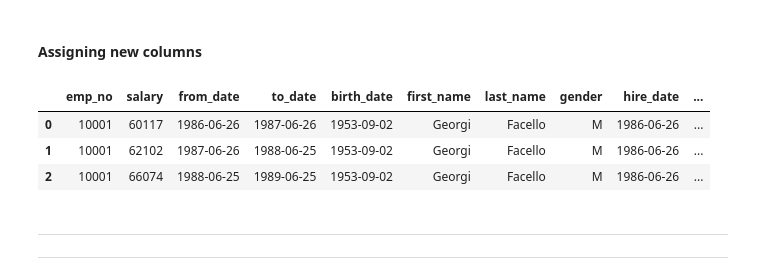
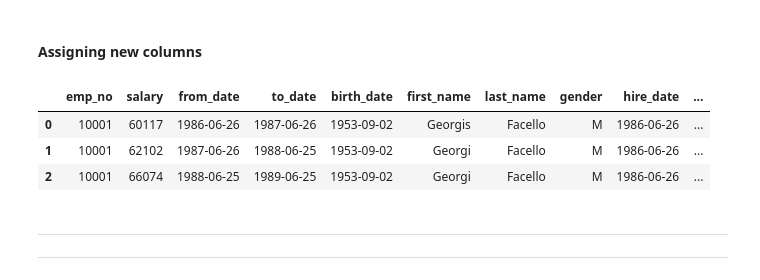
Before and after one commit to BrianFG/basic-pandas, a Jupyter notebook: jupyter/src/pandas.ipynb, the cells around one changed output. Saved outputs shown, nothing was run; the diff lists cells and outputs as text; code cells hidden in the pictures.

```diff
--- a/jupyter/src/pandas.ipynb
+++ b/jupyter/src/pandas.ipynb
@@ -10,4 +10,4 @@ import datetime
 # %% [markdown]
 - Reading CSV
 # %%
-salaries_df = pd.read_csv('salaries.csv')
+salaries_df = pd.read_csv('./salaries.csv')
@@ -102,7 +125,7 @@ name_and_salary
 1000 rows × 2 columns
 # %%
 # Assign values
-salaries_df.loc[0, 'first_name'] = 'Georgi'
+salaries_df.loc[0, 'first_name'] = 'Georgis'
 salaries_df.head(2)
 # %% [output]
 |  | emp_no | salary | from_date | to_date | birth_date | first_name | last_name | gender | hire_date |
@@ -213,12 +235,11 @@ salaries_df.query('salary > 110_000')
 #### Assigning new columns
 # %%
 # USD = 20 MXN
-salary_mxn = salaries_df['salary'] * 20
-salaries_df['salary_in_mxn'] = salary_mxn
+salaries_df['salary_in_mxn'] = salaries_df['salary'] * 20.1
 salaries_df.head(3)
 # %% [output]
 |  | emp_no | salary | from_date | to_date | birth_date | first_name | last_name | gender | hire_date | ... |
-| 0 | 10001 | 60117 | 1986-06-26 | 1987-06-26 | 1953-09-02 | Georgi | Facello | M | 1986-06-26 | ... |
+| 0 | 10001 | 60117 | 1986-06-26 | 1987-06-26 | 1953-09-02 | Georgis | Facello | M | 1986-06-26 | ... |
 | 1 | 10001 | 62102 | 1987-06-26 | 1988-06-25 | 1953-09-02 | Georgi | Facello | M | 1986-06-26 | ... |
 | 2 | 10001 | 66074 | 1988-06-25 | 1989-06-25 | 1953-09-02 | Georgi | Facello | M | 1986-06-26 | ... |
 # %% [markdown]
```
Also changed, not shown: parts of 9 cells of this notebook, 1 other file.
